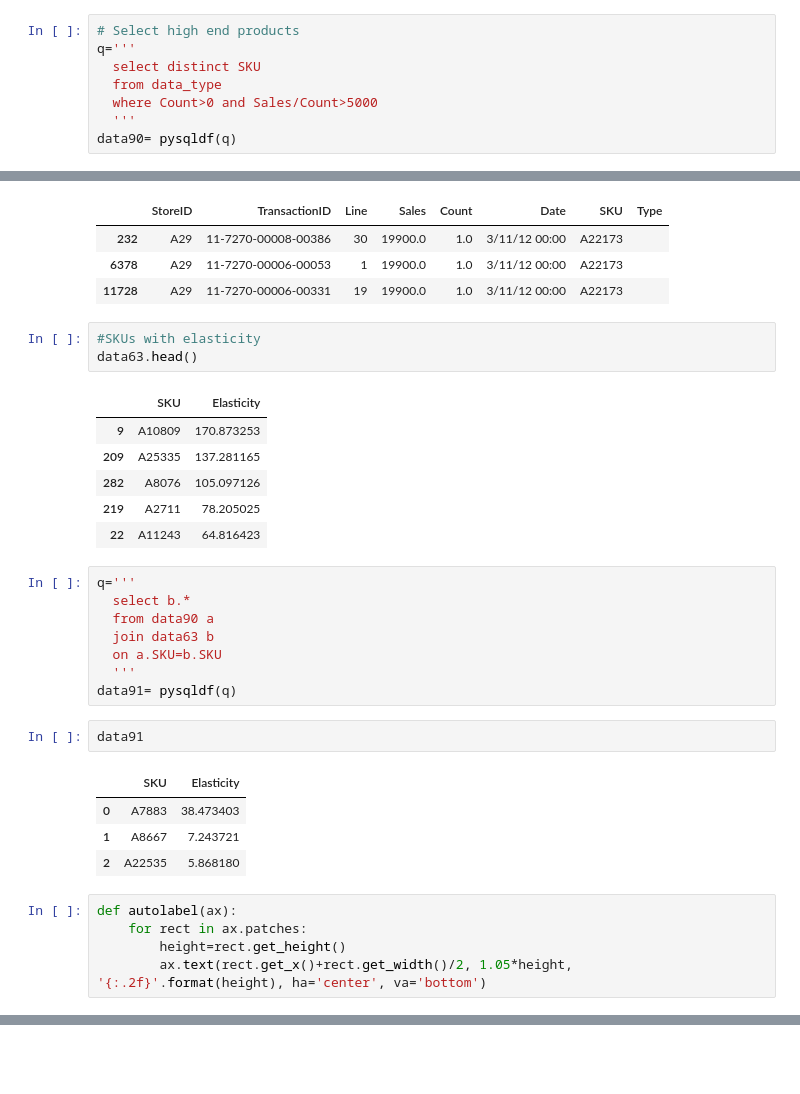
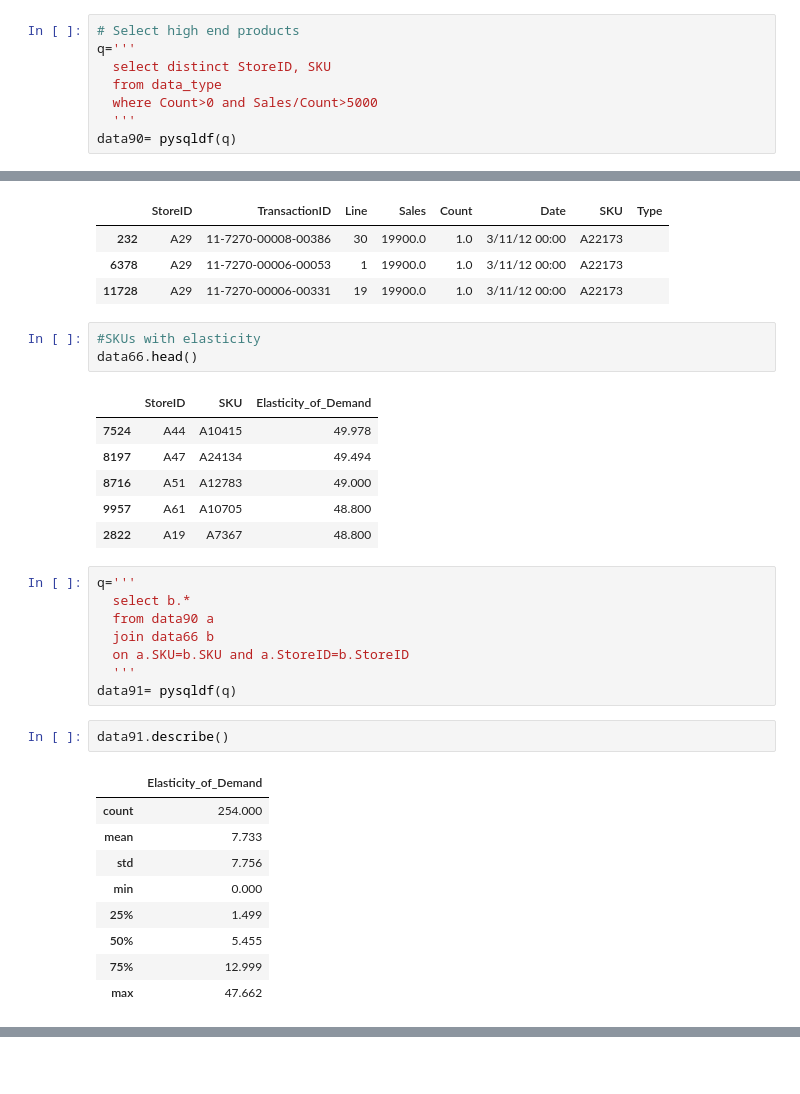
Before and after one commit to WorgenZhang/Retail-Project, a Jupyter notebook: Retail_17.9.26.ipynb, the cells around one changed output, grey strips where cells are left out. Cells and saved outputs as stored; diff of their text form.

```diff
--- a/Retail_17.9.26.ipynb
+++ b/Retail_17.9.26.ipynb
@@ -1349,7 +1420,7 @@ We define high end products are those whose regular unit price is bigger than \$
 # %%
 # Select high end products
 q='''
-  select distinct SKU
+  select distinct StoreID, SKU
   from data_type
   where Count>0 and Sales/Count>5000
   '''
@@ -1363,31 +1434,31 @@ data_type[data_type.SKU=='A22173'].head(3)
 | 11728 | A29 | 11-7270-00006-00331 | 19 | 19900.0 | 1.0 | 3/11/12 00:00 | A22173 |  |
 # %%
 #SKUs with elasticity
-data63.head()
+data66.head()
 # %% [output]
-|  | SKU | Elasticity |
-| 9 | A10809 | 170.873253 |
-| 209 | A25335 | 137.281165 |
-| 282 | A8076 | 105.097126 |
-| 219 | A2711 | 78.205025 |
-| 22 | A11243 | 64.816423 |
+|  | StoreID | SKU | Elasticity_of_Demand |
+| 7524 | A44 | A10415 | 49.978 |
+| 8197 | A47 | A24134 | 49.494 |
+| 8716 | A51 | A12783 | 49.000 |
+| 9957 | A61 | A10705 | 48.800 |
+| 2822 | A19 | A7367 | 48.800 |
 # %%
 q='''
   select b.*
   from data90 a
-  join data63 b
-  on a.SKU=b.SKU
+  join data66 b
+  on a.SKU=b.SKU and a.StoreID=b.StoreID
   '''
 data91= pysqldf(q)
 # %%
-data91
+data91.describe()
 # %% [output]
-|  | SKU | Elasticity |
-| 0 | A7883 | 38.473403 |
-| 1 | A8667 | 7.243721 |
-| 2 | A22535 | 5.868180 |
+|  | Elasticity_of_Demand |
+| count | 254.000 |
+| mean | 7.733 |
+| std | 7.756 |
+| min | 0.000 |
+| 25% | 1.499 |
+| 50% | 5.455 |
+| 75% | 12.999 |
+| max | 47.662 |
-# %%
-def autolabel(ax):
-    for rect in ax.patches:
-        height=rect.get_height()
-        ax.text(rect.get_x()+rect.get_width()/2, 1.05*height, '{:.2f}'.format(height), ha='center', va='bottom')
```
Also changed, not shown: parts of 29 cells of this notebook.
